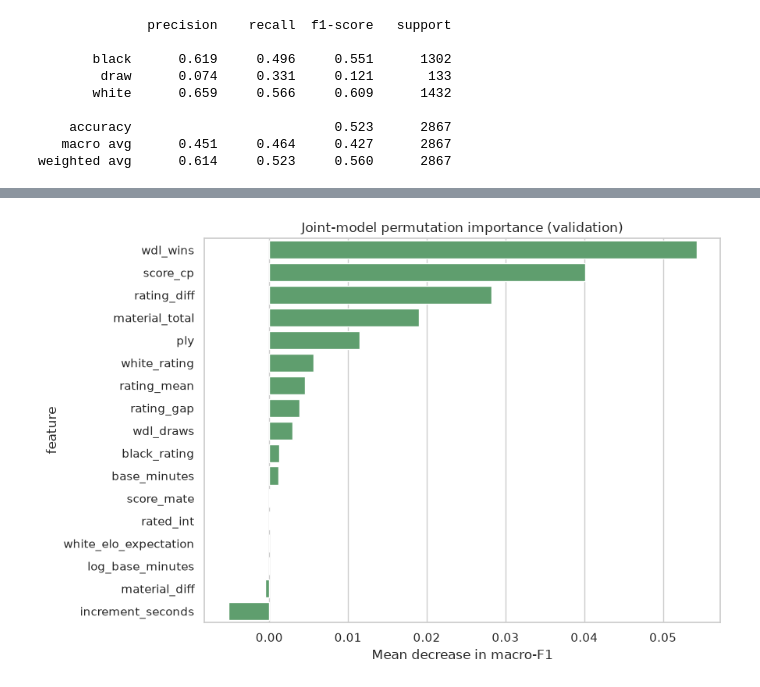
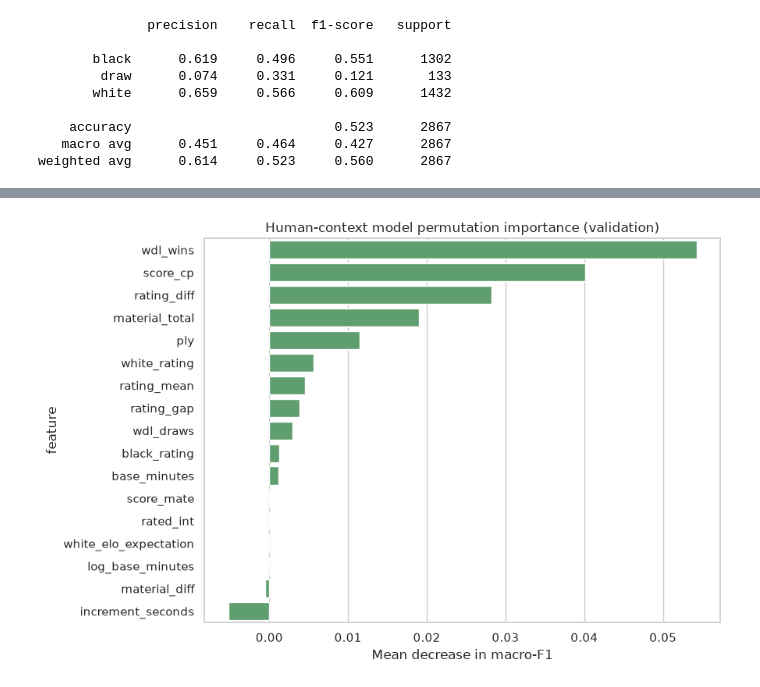
Before and after one commit to processor-zhong/Chess, a Jupyter notebook: CA6001_chess_outcome_prediction.ipynb, the cells around one changed output, grey strips where cells are left out. Cells and saved outputs as stored; diff of their text form; code cells hidden in the pictures.

```diff
--- a/CA6001_chess_outcome_prediction.ipynb
+++ b/CA6001_chess_outcome_prediction.ipynb
@@ -555,9 +529,9 @@ def board_planes(board: chess.Board) -> np.ndarray:
 # %%
-def extract_snapshots(frame: pd.DataFrame) -> tuple[pd.DataFrame, np.ndarray, pd.DataFrame]:
+def extract_snapshots(frame: pd.DataFrame) -> tuple[pd.DataFrame, pd.DataFrame]:
     """Replay games and extract fixed-ply modelling or percentage evaluation snapshots."""
-    records, tensors, failures = [], [], []
+    records, failures = [], []
     for game_index, row in frame.iterrows():
-        record_start, tensor_start = len(records), len(tensors)
+        record_start = len(records)
         tokens = row["moves"].split()
         if row["split"] == "test":
             targets = {
@@ -588,21 +562,16 @@ def extract_snapshots(frame: pd.DataFrame) -> tuple[pd.DataFrame, np.ndarray, pd
                     }
                     record.update(board_features(board, ply))
                     records.append(record)
-                    tensors.append(board_planes(board))
         except ValueError as error:
             failures.append({"game_index": game_index, "game_id": row["id"], "reason": str(error)})
             del records[record_start:]
-            del tensors[tensor_start:]
 
-    snapshot_frame = pd.DataFrame.from_records(records)
-    board_tensor = np.stack(tensors) if tensors else np.empty((0, 17, 8, 8), dtype=np.uint8)
-    return snapshot_frame, board_tensor, pd.DataFrame(failures)
+    return pd.DataFrame.from_records(records), pd.DataFrame(failures)
 
 
-snapshots, boards, parse_failures = extract_snapshots(games)
-assert len(snapshots) == len(boards)
+snapshots, parse_failures = extract_snapshots(games)
 assert not snapshots.isna().any().any()
-print(f"Snapshots: {len(snapshots):,}; board tensor: {boards.shape}; memory: {boards.nbytes / 1_000_000:.1f} MB")
+print(f"Snapshots: {len(snapshots):,}")
 print(f"Games with SAN parsing failures: {len(parse_failures)}")
 display(snapshots.groupby(["split", "sampling_scheme"]).size().to_frame("snapshots"))
 display(snapshots.loc[snapshots["split"].eq("test")].groupby("checkpoint").size().rename("test_games").to_frame())
@@ -770,25 +759,25 @@ Selected tabular model: Joint metadata + manual + Stockfish
 # %%
-joint_importance = permutation_importance(
-    best_tabular,
-    snapshots.loc[snapshot_masks["validation"], best_tabular_features],
+main_importance = permutation_importance(
+    main_model,
+    snapshots.loc[snapshot_masks["validation"], main_features],
     y_snapshot[snapshot_masks["validation"]],
     scoring="f1_macro",
     n_repeats=5,
     random_state=SEED,
     n_jobs=-1,
 )
-joint_importance_frame = pd.DataFrame({
-    "feature": best_tabular_features,
-    "mean_macro_f1_drop": joint_importance.importances_mean,
-    "std": joint_importance.importances_std,
+importance_frame = pd.DataFrame({
+    "feature": main_features,
+    "mean_macro_f1_drop": main_importance.importances_mean,
+    "std": main_importance.importances_std,
 }).sort_values("mean_macro_f1_drop", ascending=False)
 
 plt.figure(figsize=(9, 6))
-sns.barplot(data=joint_importance_frame, x="mean_macro_f1_drop", y="feature", color="#55a868")
-plt.title("Joint-model permutation importance (validation)")
+sns.barplot(data=importance_frame, x="mean_macro_f1_drop", y="feature", color="#55a868")
+plt.title("Human-context model permutation importance (validation)")
 plt.xlabel("Mean decrease in macro-F1")
 plt.tight_layout()
-plt.savefig(FIGURE_DIR / "04_joint_feature_importance.png", dpi=300, bbox_inches="tight")
+plt.savefig(FIGURE_DIR / "04_human_context_feature_importance.png", dpi=300, bbox_inches="tight")
 plt.show()
 # %% [output]
-[figure, old version]
+[figure, new version]
```
Also changed, not shown: parts of 16 cells of this notebook, 12 other files.
